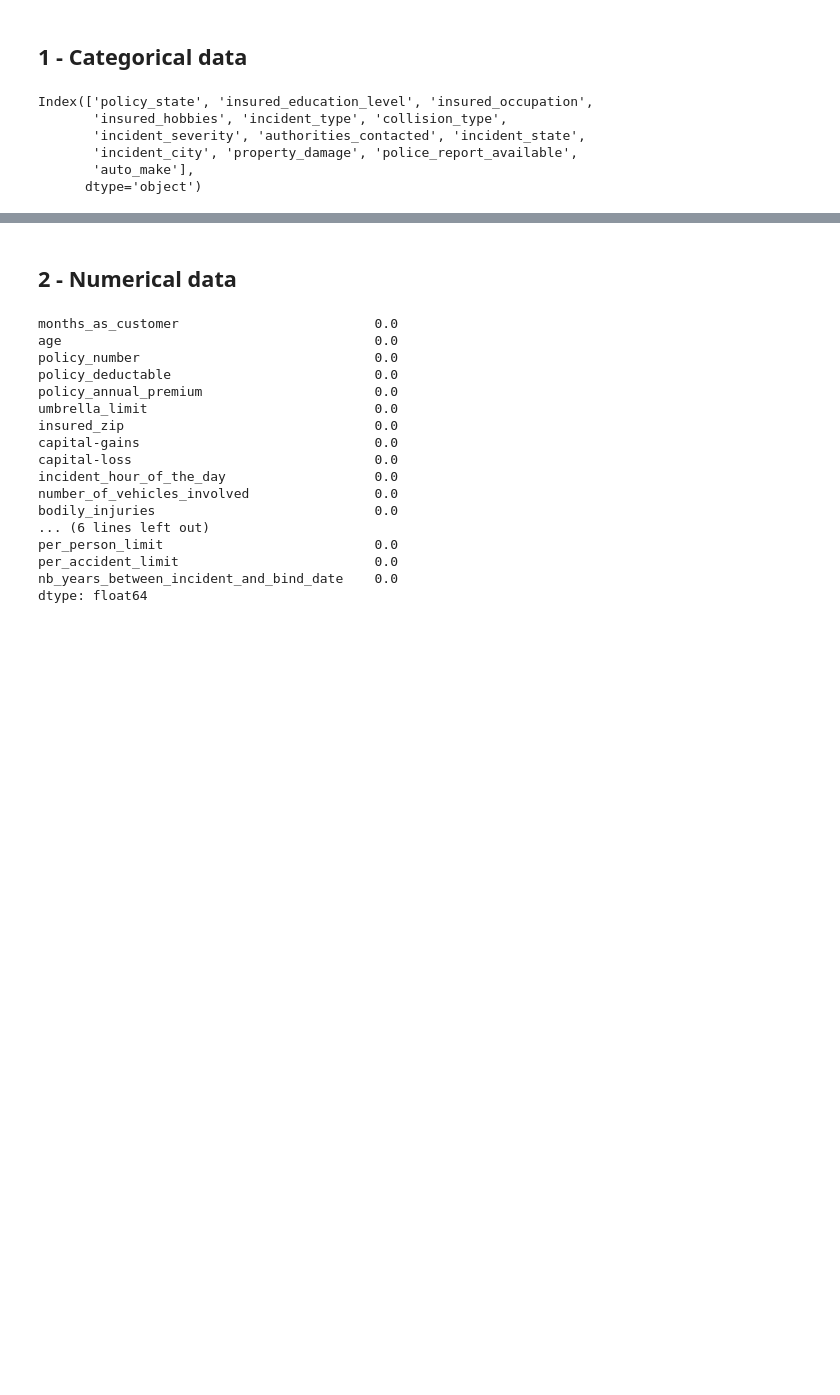
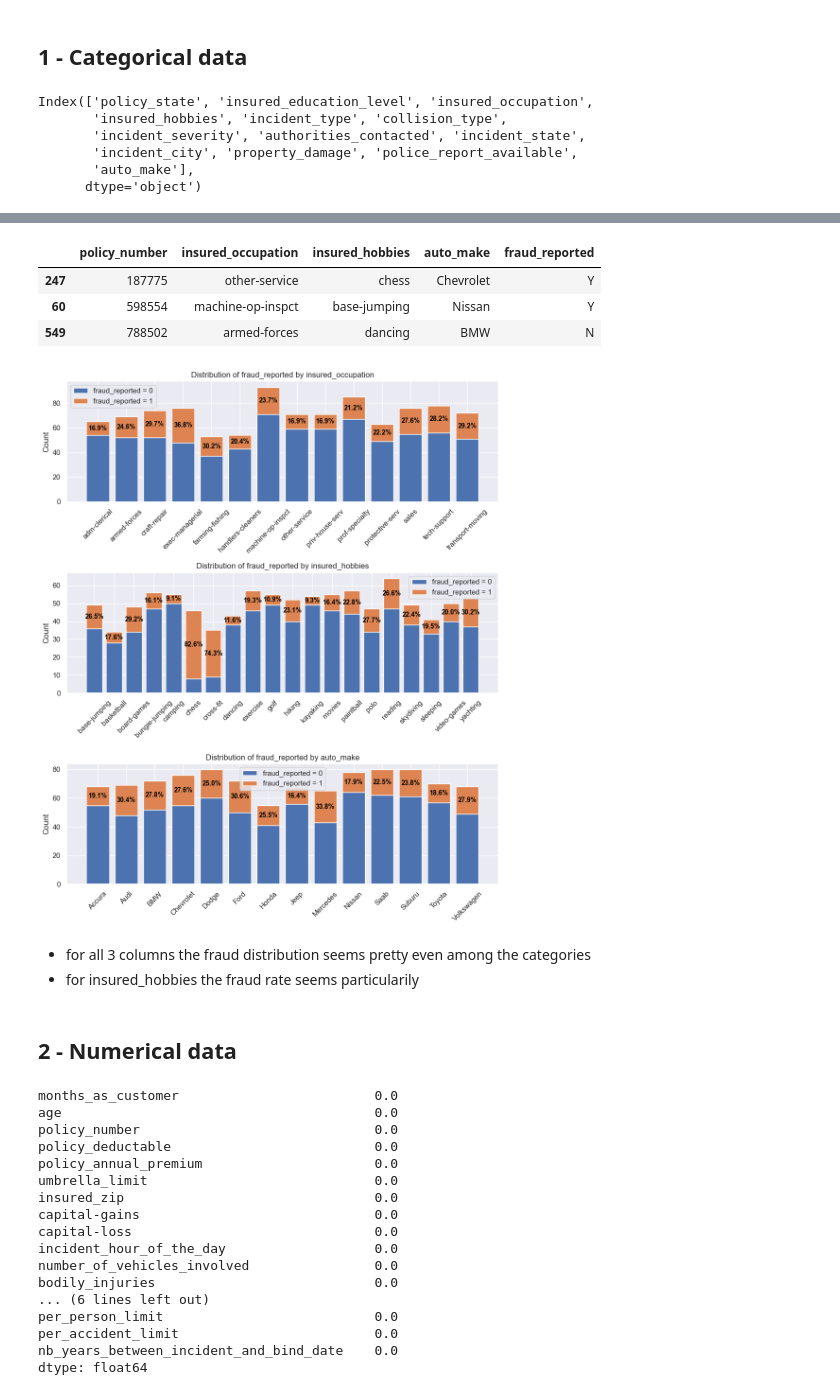
Before and after one commit to LKdonat/technical_test, a Jupyter notebook: notebooks/exploration_for_preprocessing.ipynb, the cells around one changed output, grey strips where cells are left out. Saved outputs shown, nothing was run; the diff lists cells and outputs as text; code cells hidden in the pictures; blank space fills up the shorter version.

```diff
--- a/notebooks/exploration_for_preprocessing.ipynb
+++ b/notebooks/exploration_for_preprocessing.ipynb
@@ -167,3 +166,65 @@ for col in categorical_data.columns :
+# %%
+import pandas as pd
+
+high_cardinality = pd.merge(
+    left = instances[["policy_number", "insured_occupation", "insured_hobbies", "auto_make"]],
+    right = labels,
+    on = "policy_number",
+    how = "inner"
+)
+high_cardinality.sample(n=3)
+# %% [output]
+|  | policy_number | insured_occupation | insured_hobbies | auto_make | fraud_reported |
+| 247 | 187775 | other-service | chess | Chevrolet | Y |
+| 60 | 598554 | machine-op-inspct | base-jumping | Nissan | Y |
+| 549 | 788502 | armed-forces | dancing | BMW | N |
+# %%
+import seaborn as sns
+import matplotlib.pyplot as plt
+
+features = ['insured_occupation', 'insured_hobbies', 'auto_make']
+
+sns.set_theme()
+fig, axes = plt.subplots(nrows=3, ncols=1, figsize=(10, 12))
+
+for i, feature in enumerate(features):
+    ax = axes[i]
+
+    # Get counts of each category for target=1 and total
+    total_counts = high_cardinality[feature].value_counts().sort_index()
+    positive_counts = high_cardinality[high_cardinality['fraud_reported'] == "Y"][feature].value_counts().sort_index()
+
+    # Align index to ensure all categories are present
+    positive_counts = positive_counts.reindex(total_counts.index, fill_value=0)
+    negative_counts = total_counts - positive_counts
+
+    # Calculate % of target = 1
+    percent_target_1 = (positive_counts / total_counts) * 100
+    percent_target_0 = 100 - percent_target_1
+
+    # Stacked barplot
+    ax.bar(total_counts.index, negative_counts, label='fraud_reported = 0')
+    ax.bar(total_counts.index, positive_counts, bottom=negative_counts, label='fraud_reported = 1')
+    # Add % labels on the top segment (target = 1)
+    for idx, cat in enumerate(total_counts.index):
+        total = total_counts[cat]
+        pct = percent_target_1[cat]
+        y = negative_counts[cat] + (positive_counts[cat] / 2)
+        ax.text(idx, y, f'{pct:.1f}%', ha='center', va='center', color='black', fontsize=10, fontweight='bold')
+
+    ax.set_title(f'Distribution of fraud_reported by {feature}')
+    ax.set_ylabel('Count')
+    ax.legend()
+    ax.set_xticks(range(len(total_counts.index)))
+    ax.set_xticklabels(total_counts.index, rotation=45)
+
+plt.tight_layout()
+plt.show()
+# %% [output]
+[figure, added]
+# %% [markdown]
+- for all 3 columns the fraud distribution seems pretty even among the categories
+- for insured_hobbies the fraud rate seems particularily
 # %% [markdown]
 ## **2 - Numerical data**
 # %%
```
Also changed, not shown: parts of 3 cells of this notebook, 2 other files.
